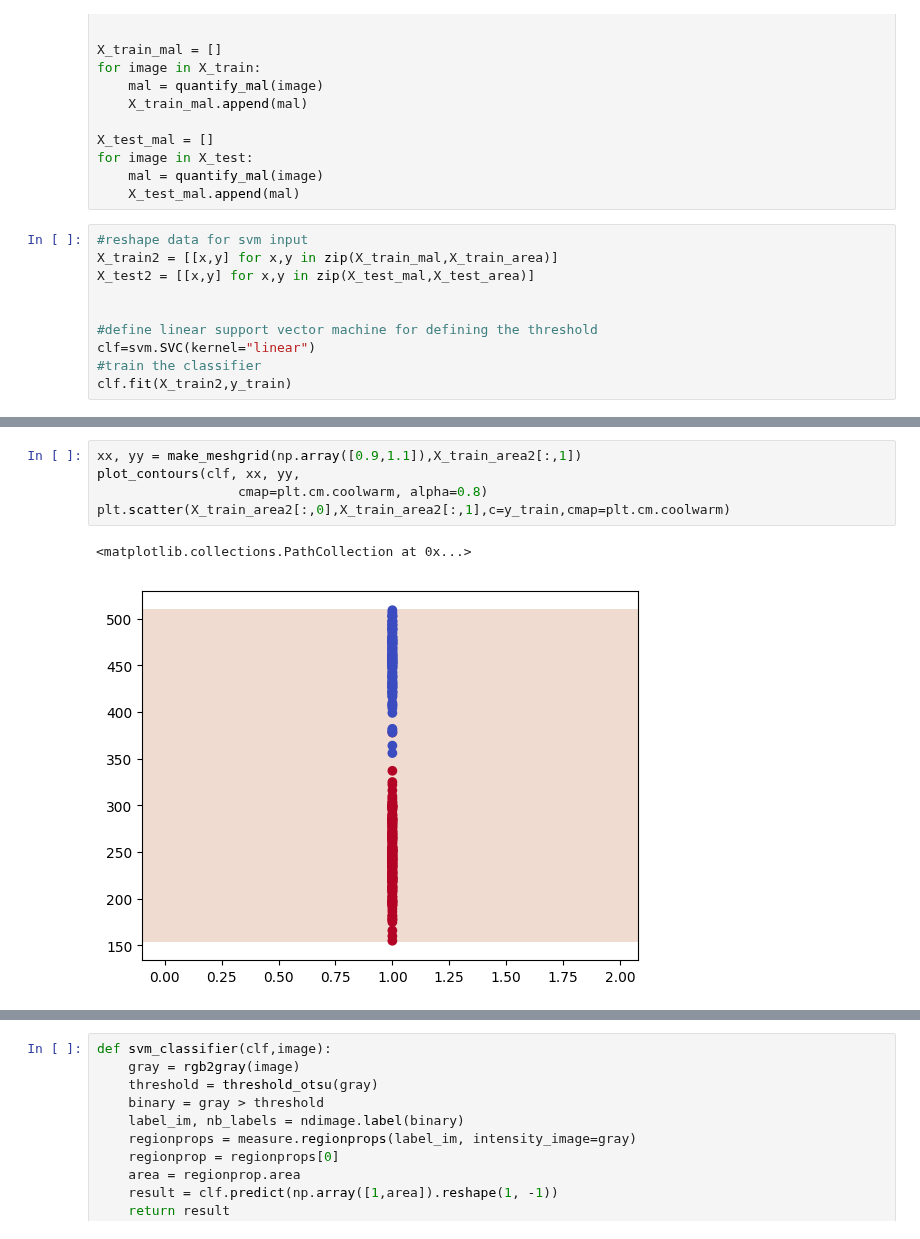
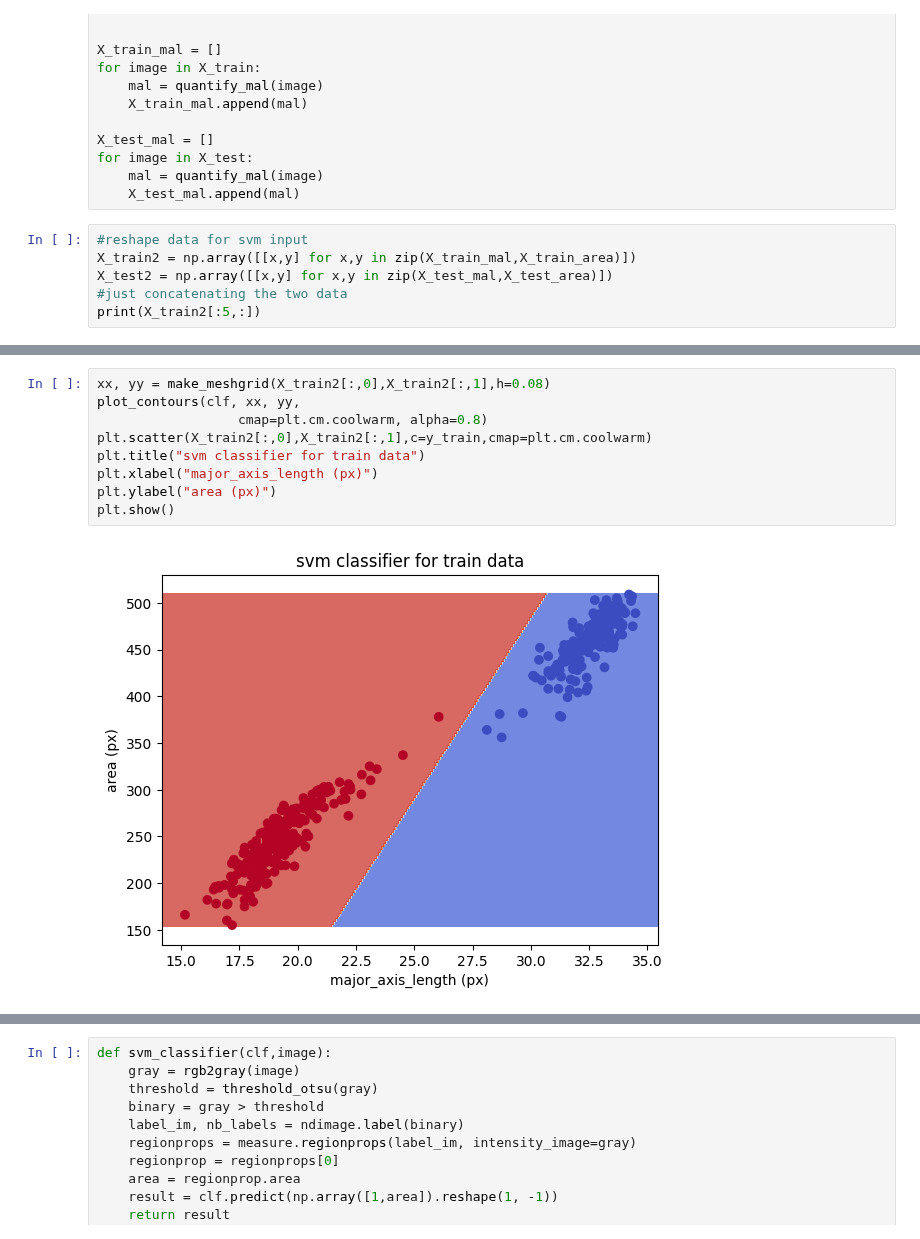
Before and after one commit to totti0223/deep_learning_for_biologists_with_keras, a Jupyter notebook: notebooks/rice_seed_classification.ipynb, the cells around one changed output, grey strips where cells are left out. Saved outputs shown, nothing was run; the diff lists cells and outputs as text.

```diff
--- a/notebooks/rice_seed_classification.ipynb
+++ b/notebooks/rice_seed_classification.ipynb
@@ -378,12 +378,8 @@ for image in X_test:
     X_test_mal.append(mal)
 # %%
 #reshape data for svm input
-X_train2 = [[x,y] for x,y in zip(X_train_mal,X_train_area)]
-X_test2 = [[x,y] for x,y in zip(X_test_mal,X_test_area)]
-
-
-#define linear support vector machine for defining the threshold
-clf=svm.SVC(kernel="linear")
-#train the classifier
-clf.fit(X_train2,y_train)
+X_train2 = np.array([[x,y] for x,y in zip(X_train_mal,X_train_area)])
+X_test2 = np.array([[x,y] for x,y in zip(X_test_mal,X_test_area)])
+#just concatenating the two data
+print(X_train2[:5,:])
 # %% [output]
@@ -394,8 +398,11 @@ SVC(C=1.0, cache_size=200, class_weight=None, coef0=0.0,
 # %%
-xx, yy = make_meshgrid(np.array([0.9,1.1]),X_train_area2[:,1])
+xx, yy = make_meshgrid(X_train2[:,0],X_train2[:,1],h=0.08)
 plot_contours(clf, xx, yy,
                   cmap=plt.cm.coolwarm, alpha=0.8)
-plt.scatter(X_train_area2[:,0],X_train_area2[:,1],c=y_train,cmap=plt.cm.coolwarm)
+plt.scatter(X_train2[:,0],X_train2[:,1],c=y_train,cmap=plt.cm.coolwarm)
+plt.title("svm classifier for train data")
+plt.xlabel("major_axis_length (px)")
+plt.ylabel("area (px)")
+plt.show()
 # %% [output]
-<matplotlib.collections.PathCollection at 0x...>
-[figure, old version]
+[figure, new version]
```
Also changed, not shown: parts of 3 cells of this notebook.
